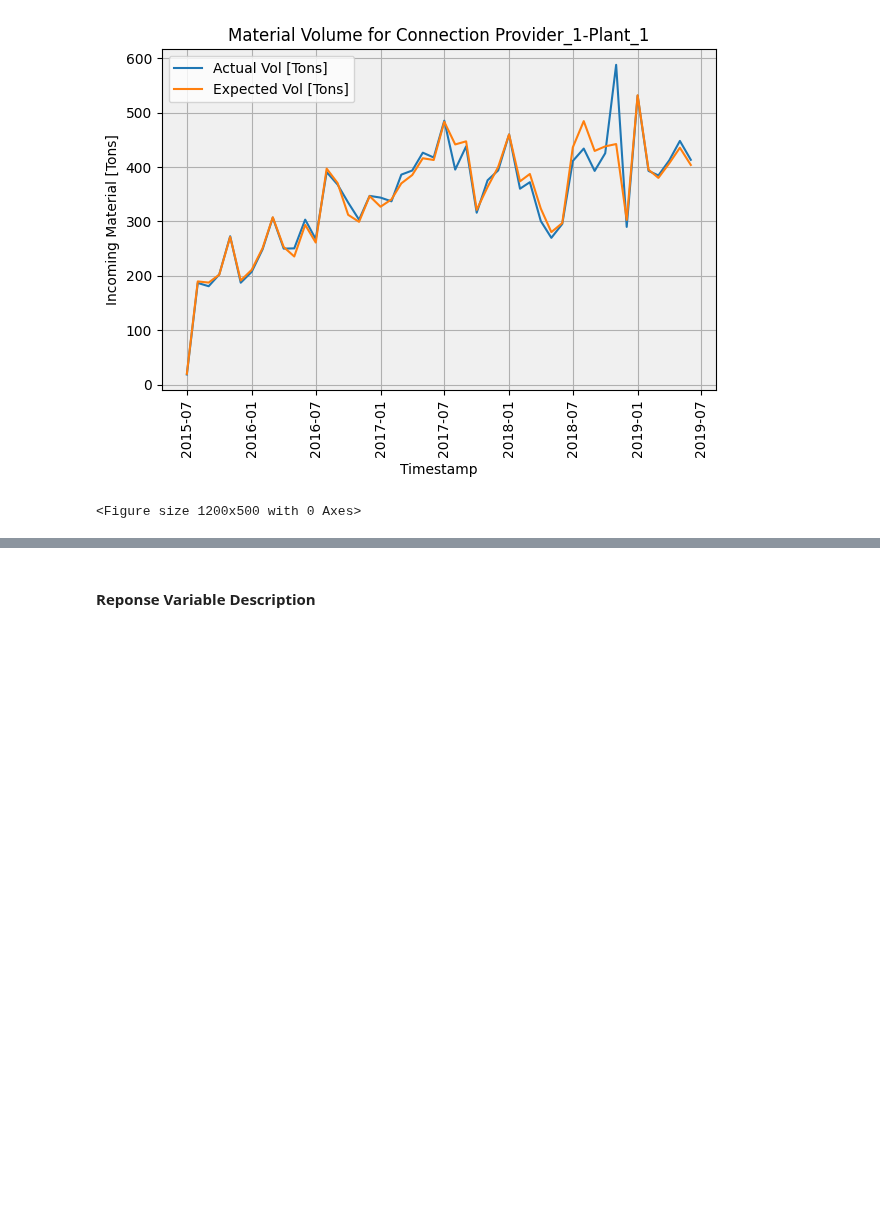
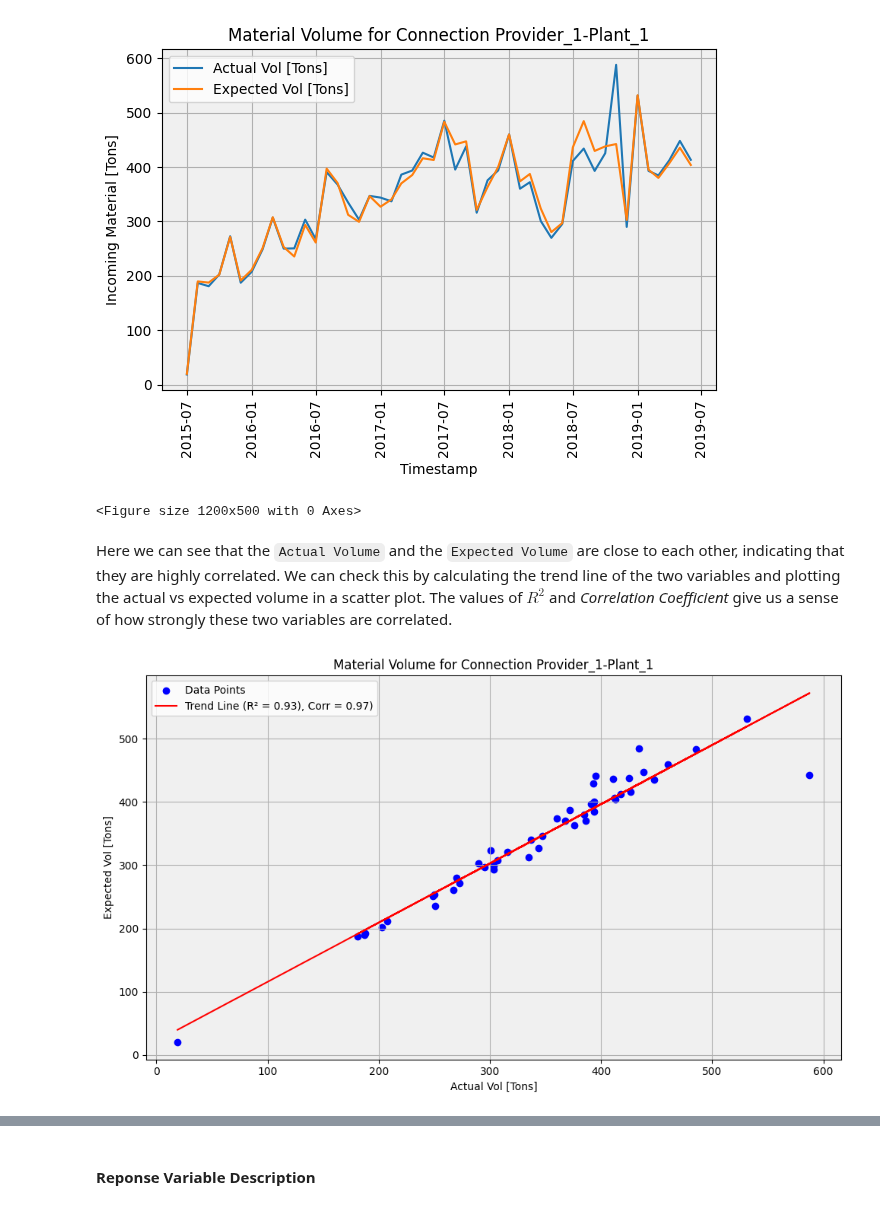
Before and after one commit to john2408/project_data_analytics, a Jupyter notebook: references/project-proposal.ipynb, the cells around one changed output, grey strips where cells are left out. Cells and saved outputs as stored; diff of their text form; code cells hidden in the pictures; blank space fills up the shorter version.

Commit message:
correlation analysis Expected vs Actual volume

```diff
--- a/references/project-proposal.ipynb
+++ b/references/project-proposal.ipynb
@@ -249,3 +251,42 @@ plt.show()
 # %% [output]
 [figure]
 <Figure size 1200x500 with 0 Axes>
+# %% [markdown]
+Here we can see that the `Actual Volume` and the `Expected Volume` are close to each other, indicating that they are highly correlated. We can check this by calculating the trend line of the two variables and plotting the actual vs expected volume in a scatter plot. The values of $R^2$ and *Correlation Coefficient* give us a sense of how strongly these two variables are correlated.
+# %%
+from sklearn.linear_model import LinearRegression
+from sklearn.metrics import r2_score
+
+ts_key = "Provider_1-Plant_1"
+y1_axis = "Actual Vol [Tons]"
+y2_axis = "Expected Vol [Tons]"
+_df = df_vol.query(f"ts_key == '{ts_key}'")
+y1 = _df[y1_axis].values.reshape(-1, 1)
+y2 = _df[y2_axis].values.reshape(-1, 1)
+
+# Fit linear regression model
+model = LinearRegression()
+model.fit(y1, y2)
+y2_pred = model.predict(y1)
+r2 = r2_score(y2, y1)
+
+corr_coeff = np.corrcoef(y1.flatten(), y2.flatten())[0, 1]
+
+fig, ax = plt.subplots(figsize=(10, 6))
+
+# Scatter plot
+ax.scatter(y1, y2, label="Data Points", color="blue")
+
+# Plot trend line
+ax.plot(y1, y2_pred, color="red", label=f"Trend Line (R² = {r2:.2f}), Corr = {corr_coeff:.2f})")
+
+ax.grid(True)
+ax.set_facecolor("#f0f0f0")
+ax.set_xlabel(y1_axis)
+ax.set_ylabel(y2_axis)
+ax.set_title(f"Material Volume for Connection {ts_key}")
+ax.legend()
+
+plt.show()
+# %% [output]
+[figure, added]
```
Also changed, not shown: parts of 17 cells of this notebook.
